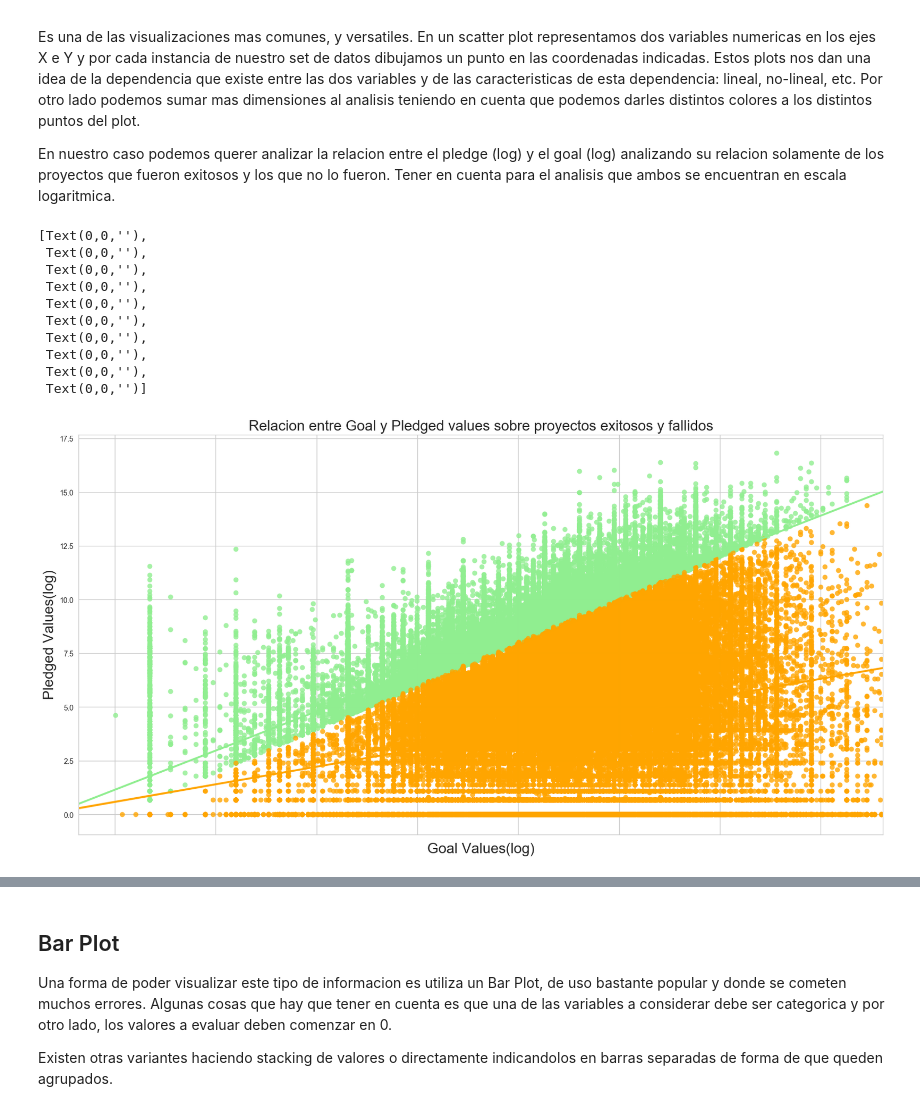
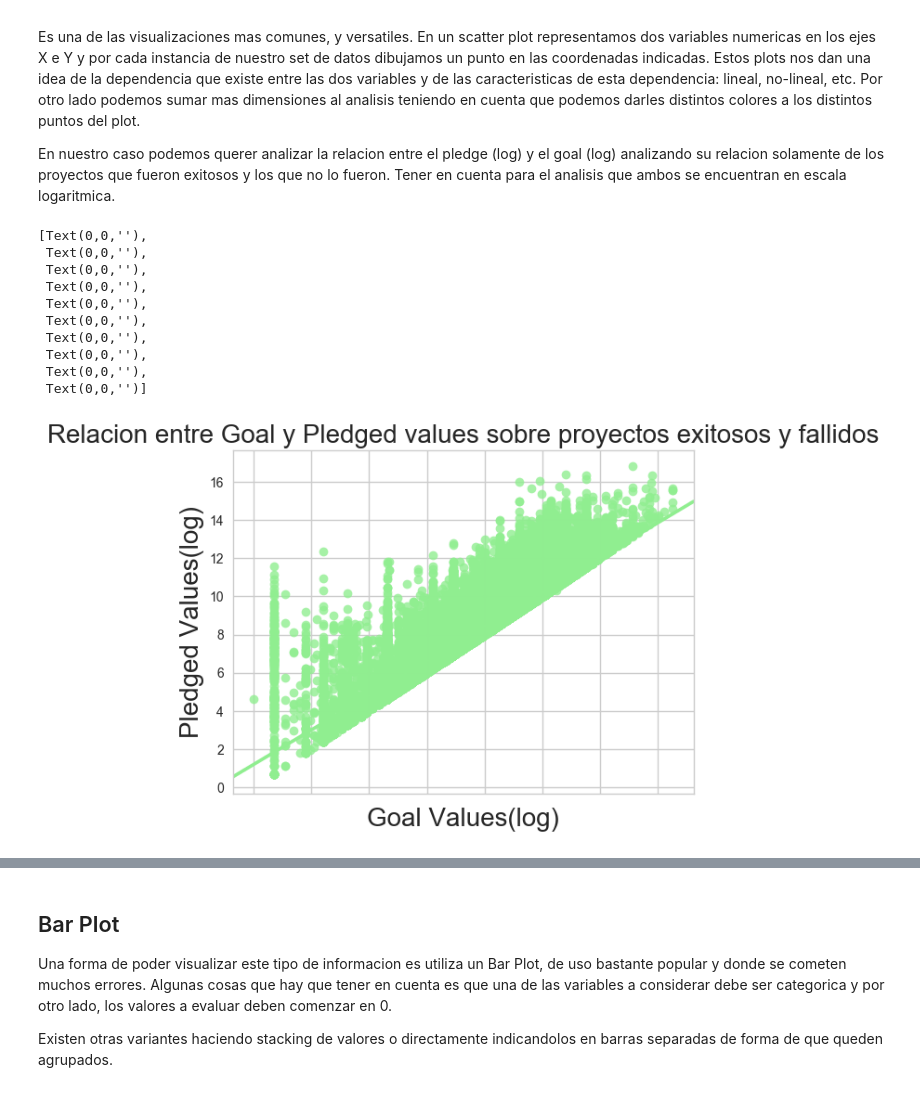
Before and after one commit to idontdomath/datos-exploratory-data-analysis, a Jupyter notebook: 2018-class02/01-kickstarter-projects.ipynb, the cells around one changed output, grey strips where cells are left out. Saved outputs shown, nothing was run; the diff lists cells and outputs as text; code cells hidden in the pictures.

```diff
--- a/2018-class02/01-kickstarter-projects.ipynb
+++ b/2018-class02/01-kickstarter-projects.ipynb
@@ -48,7 +47,7 @@ import seaborn as sns
 %matplotlib inline
 
 plt.style.use('default') # haciendo los graficos un poco mas bonitos en matplotlib
-plt.rcParams['figure.figsize'] = (20, 10)
+#plt.rcParams['figure.figsize'] = (20, 10)
 
 sns.set(style="whitegrid") # seteando tipo de grid en seaborn
 # %% [markdown]
@@ -159,3 +160,6 @@ projects_2017['launched'].head()
 3    2012-03-17 03:24:11
 4    2015-07-04 08:35:03
 Name: launched, dtype: object
+# %%
+projects_2017['launched_datetime'] = pd.to_datetime(projects_2017['launched'])
+projects_2017['year'] = projects_2017['launched_datetime'].dt.year
@@ -245,3 +270,6 @@ projects_2017.describe(include='all')
 | 50% | 1.075276e+09 | NaN | NaN | NaN | NaN | NaN | 5.200000e+03 | NaN | 6.200000e+02 | NaN | ... |
 | 75% | 1.610149e+09 | NaN | NaN | NaN | NaN | NaN | 1.600000e+04 | NaN | 4.076000e+03 | NaN | ... |
 | max | 2.147476e+09 | NaN | NaN | NaN | NaN | NaN | 1.000000e+08 | NaN | 2.033899e+07 | NaN | ... |
+# %%
+#projects_2017['country'].value_counts()
+projects_2017 = projects_2017[projects_2017['country'] == 'US']
@@ -400,24 +446,25 @@ Estos plots nos dan una idea de la dependencia que existe entre las dos variable
 
 En nuestro caso podemos querer analizar la relacion entre el pledge (log) y el goal (log) analizando su relacion solamente de los proyectos que fueron exitosos y los que no lo fueron. Tener en cuenta para el analisis que ambos se encuentran en escala logaritmica.
 # %%
-#TODO: indicar referencias de colores
+# https://seaborn.pydata.org/generated/seaborn.regplot.html
+# TODO: indicar referencias de colores
 g = sns.regplot(x="goal_log", y="pledged_log",
                     data=success, color="lightgreen")
-g = sns.regplot(x="goal_log", y="pledged_log",
-                    data=failed, color="orange")
+#g = sns.regplot(x="goal_log", y="pledged_log",
+#                    data=failed, color="orange")
 g.set_title("Relacion entre Goal y Pledged values sobre proyectos exitosos y fallidos", fontsize=20)
 g.set_xlabel("Goal Values(log)", fontsize=20)
 g.set_ylabel("Pledged Values(log)", fontsize=20)
 g.set_xticklabels(g.get_xticklabels(),rotation=90)
 # %% [output]
 [Text(0,0,''),
  Text(0,0,''),
  Text(0,0,''),
  Text(0,0,''),
  Text(0,0,''),
  Text(0,0,''),
  Text(0,0,''),
  Text(0,0,''),
  Text(0,0,''),
  Text(0,0,'')]
-[figure, old version]
+[figure, new version]
```
Also changed, not shown: parts of 46 cells of this notebook, 1 other file.
